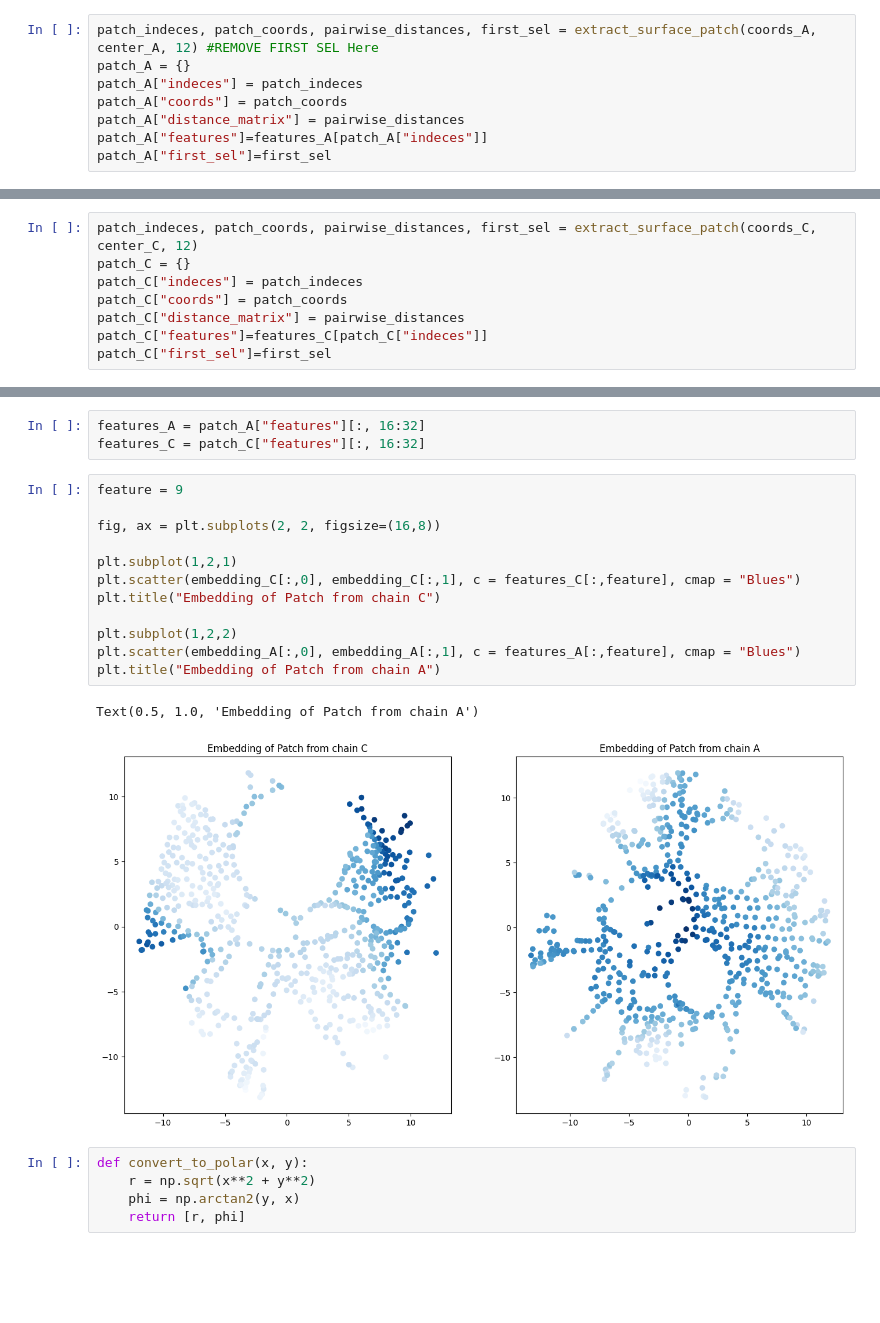
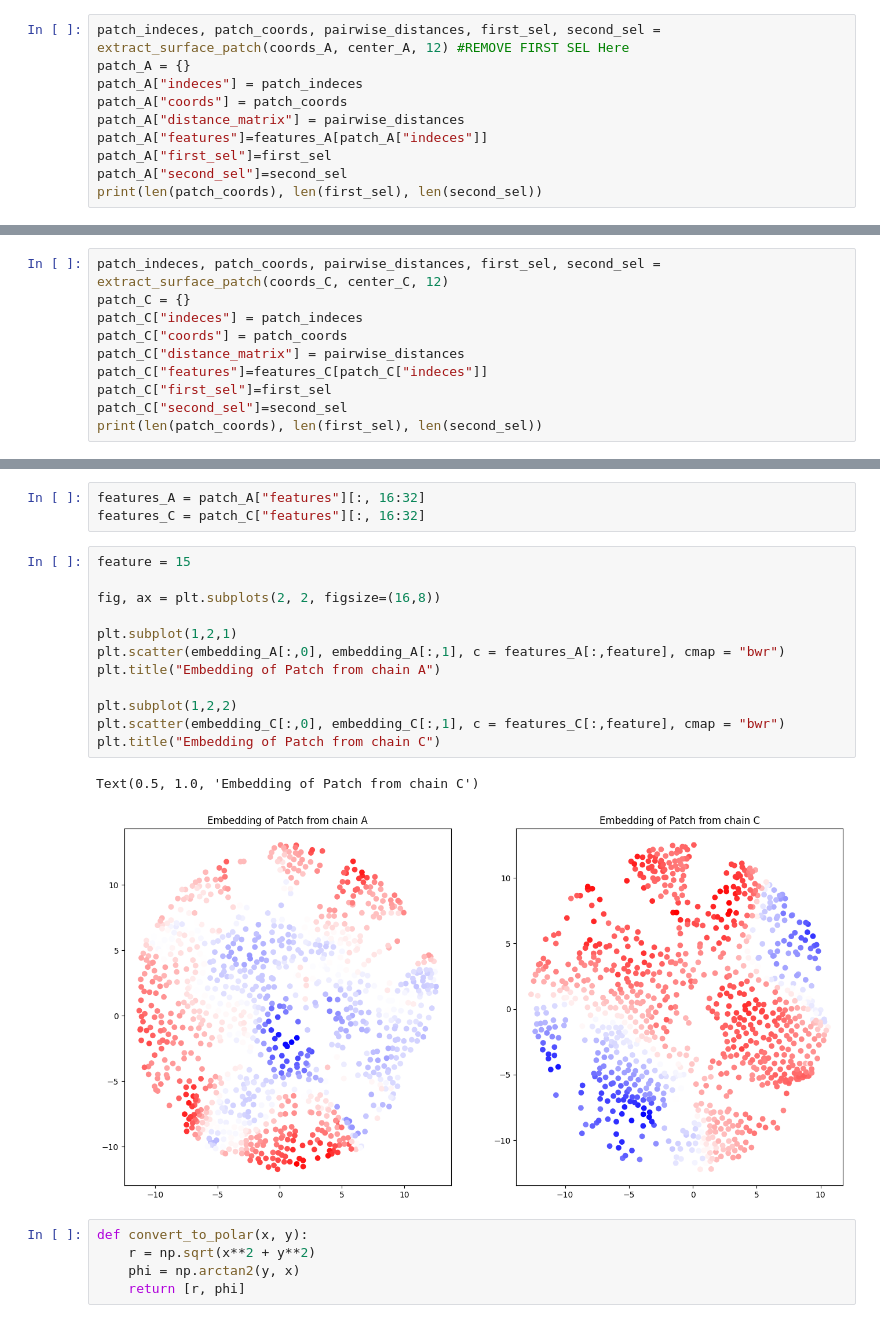
Before and after one commit to DavidGraber/protein_surface_modelling, a Jupyter notebook: main.ipynb, the cells around one changed output, grey strips where cells are left out. Cells and saved outputs as stored; diff of their text form; blank space fills up the shorter version.

Commit message:
adapted to account for changes in patch extraction

```diff
--- a/main.ipynb
+++ b/main.ipynb
@@ -62,10 +65,12 @@ visualize_pointcloud(coords_C, colors = colors_C)
 # %% [markdown]
 ### Extract a patch of fixed geodesic radius from the center of the buried surfaces of both proteins
 # %%
-patch_indeces, patch_coords, pairwise_distances, first_sel = extract_surface_patch(coords_A, center_A, 12) #REMOVE FIRST SEL Here
+patch_indeces, patch_coords, pairwise_distances, first_sel, second_sel = extract_surface_patch(coords_A, center_A, 12) #REMOVE FIRST SEL Here
 patch_A = {}
 patch_A["indeces"] = patch_indeces
 patch_A["coords"] = patch_coords
 patch_A["distance_matrix"] = pairwise_distances
 patch_A["features"]=features_A[patch_A["indeces"]]
 patch_A["first_sel"]=first_sel
+patch_A["second_sel"]=second_sel
+print(len(patch_coords), len(first_sel), len(second_sel))
@@ -72,8 +87,10 @@ patch_A["first_sel"]=first_sel
 # %%
-patch_indeces, patch_coords, pairwise_distances, first_sel = extract_surface_patch(coords_C, center_C, 12)
+patch_indeces, patch_coords, pairwise_distances, first_sel, second_sel = extract_surface_patch(coords_C, center_C, 12)
 patch_C = {}
 patch_C["indeces"] = patch_indeces
 patch_C["coords"] = patch_coords
 patch_C["distance_matrix"] = pairwise_distances
 patch_C["features"]=features_C[patch_C["indeces"]]
 patch_C["first_sel"]=first_sel
+patch_C["second_sel"]=second_sel
+print(len(patch_coords), len(first_sel), len(second_sel))
@@ -154,20 +181,20 @@ visualize_pointcloud(coords_C[patch_C["first_sel"]], colors = colors_C_test)
 features_A = patch_A["features"][:, 16:32]
 features_C = patch_C["features"][:, 16:32]
 # %%
-feature = 9
+feature = 15
 
 fig, ax = plt.subplots(2, 2, figsize=(16,8))
 
 plt.subplot(1,2,1)
-plt.scatter(embedding_C[:,0], embedding_C[:,1], c = features_C[:,feature], cmap = "Blues")
-plt.title("Embedding of Patch from chain C")
+plt.scatter(embedding_A[:,0], embedding_A[:,1], c = features_A[:,feature], cmap = "bwr")
+plt.title("Embedding of Patch from chain A")
 
 plt.subplot(1,2,2)
-plt.scatter(embedding_A[:,0], embedding_A[:,1], c = features_A[:,feature], cmap = "Blues")
-plt.title("Embedding of Patch from chain A")
+plt.scatter(embedding_C[:,0], embedding_C[:,1], c = features_C[:,feature], cmap = "bwr")
+plt.title("Embedding of Patch from chain C")
 # %% [output]
-Text(0.5, 1.0, 'Embedding of Patch from chain A')
+Text(0.5, 1.0, 'Embedding of Patch from chain C')
-[figure, old version]
+[figure, new version]
 # %%
 def convert_to_polar(x, y):
     r = np.sqrt(x**2 + y**2)
```
Also changed, not shown: parts of 15 cells of this notebook, 1 other file.
